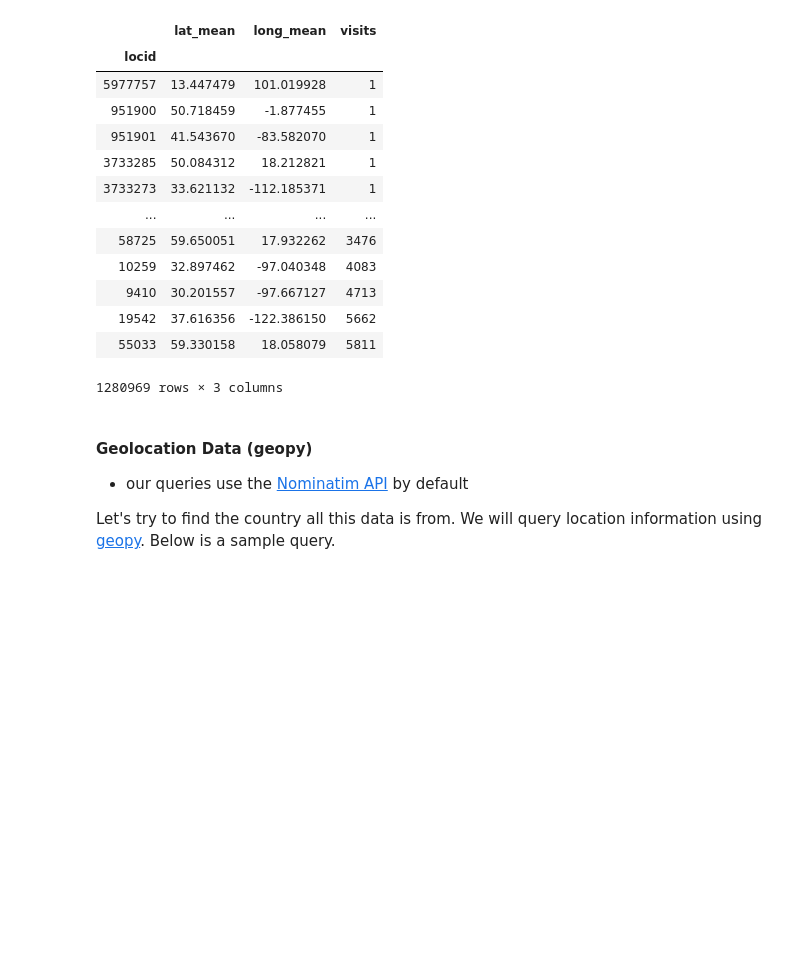
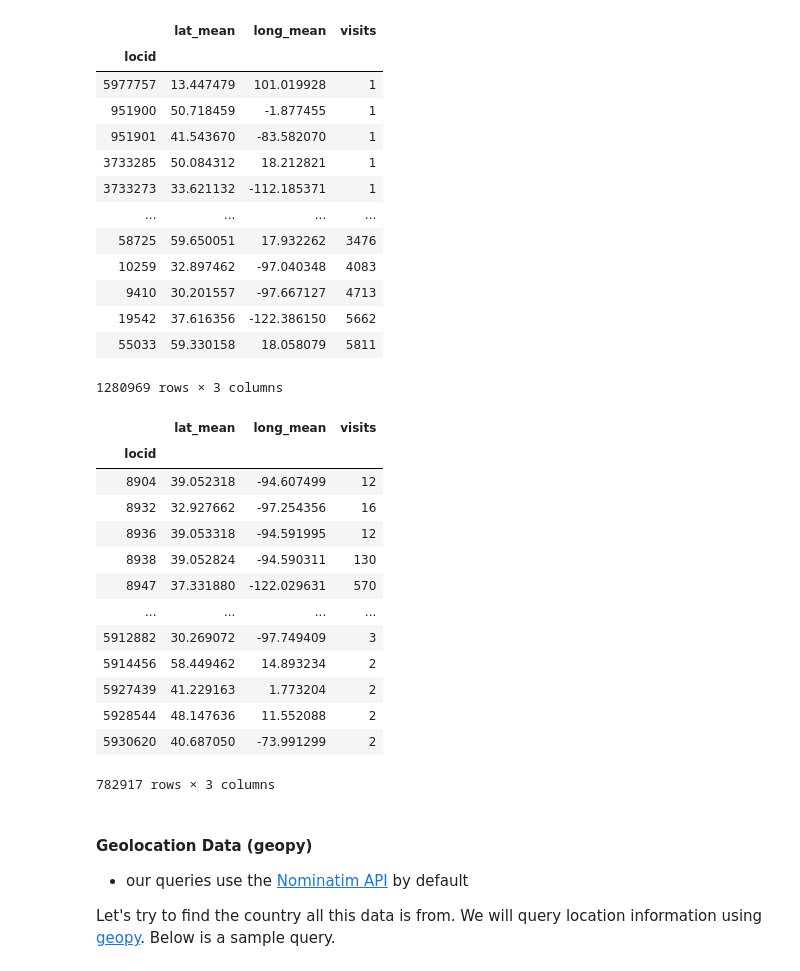
Before and after one commit to BetoBob/csc_481, a Jupyter notebook: project/CSC481_Project.ipynb, the cells around one changed output. Drawn from its saved outputs; the diff is of its cells as text; code cells hidden in the pictures; blank space fills up the shorter version.

```diff
--- a/project/CSC481_Project.ipynb
+++ b/project/CSC481_Project.ipynb
@@ -154,6 +154,24 @@ places.sort_values('visits')
 | 19542 | 37.616356 | -122.386150 | 5662 |
 | 55033 | 59.330158 | 18.058079 | 5811 |
 1280969 rows × 3 columns
+# %%
+places_more_than_once = places[places.visits > 1]
+places_more_than_once
+# %% [output]
+|  | lat_mean | long_mean | visits |
+| locid |  |  |  |
+| 8904 | 39.052318 | -94.607499 | 12 |
+| 8932 | 32.927662 | -97.254356 | 16 |
+| 8936 | 39.053318 | -94.591995 | 12 |
+| 8938 | 39.052824 | -94.590311 | 130 |
+| 8947 | 37.331880 | -122.029631 | 570 |
+| ... | ... | ... | ... |
+| 5912882 | 30.269072 | -97.749409 | 3 |
+| 5914456 | 58.449462 | 14.893234 | 2 |
+| 5927439 | 41.229163 | 1.773204 | 2 |
+| 5928544 | 48.147636 | 11.552088 | 2 |
+| 5930620 | 40.687050 | -73.991299 | 2 |
+782917 rows × 3 columns
 # %% [markdown]
 #### Geolocation Data (geopy)
 
```
Also changed, not shown: parts of 7 cells of this notebook.
